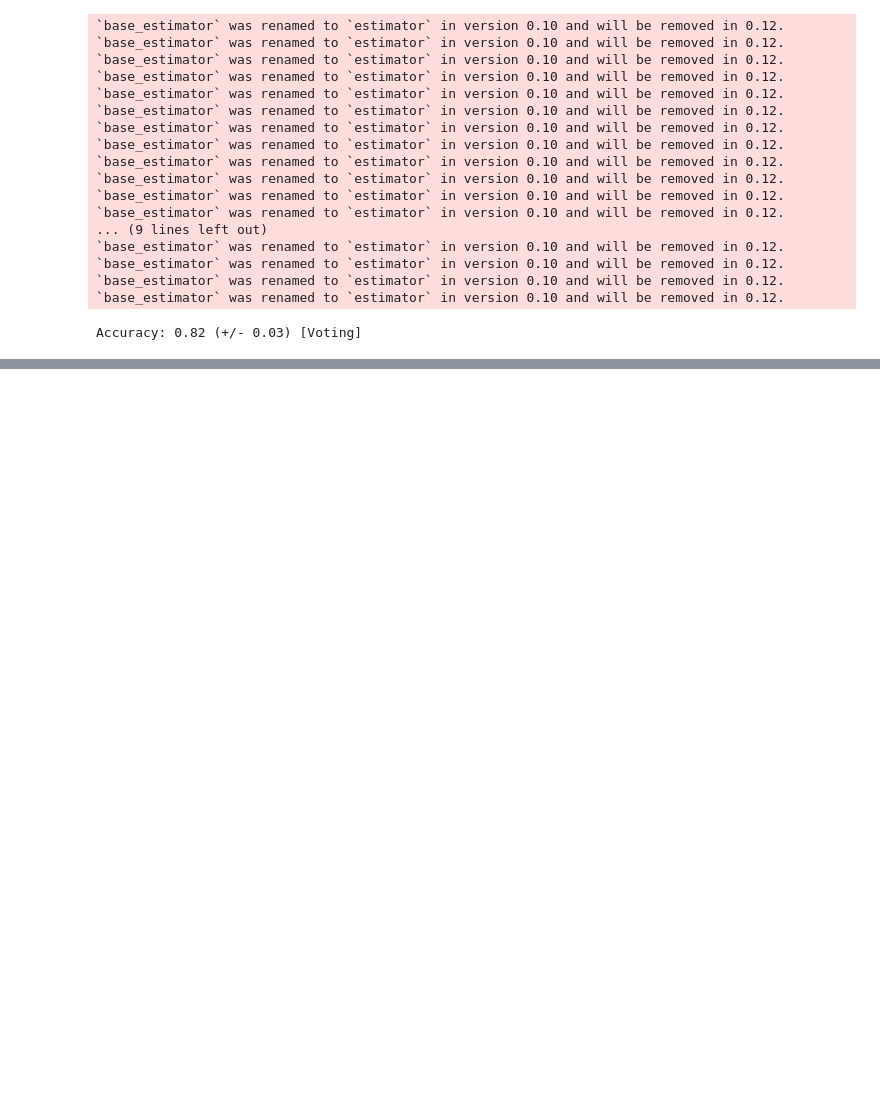
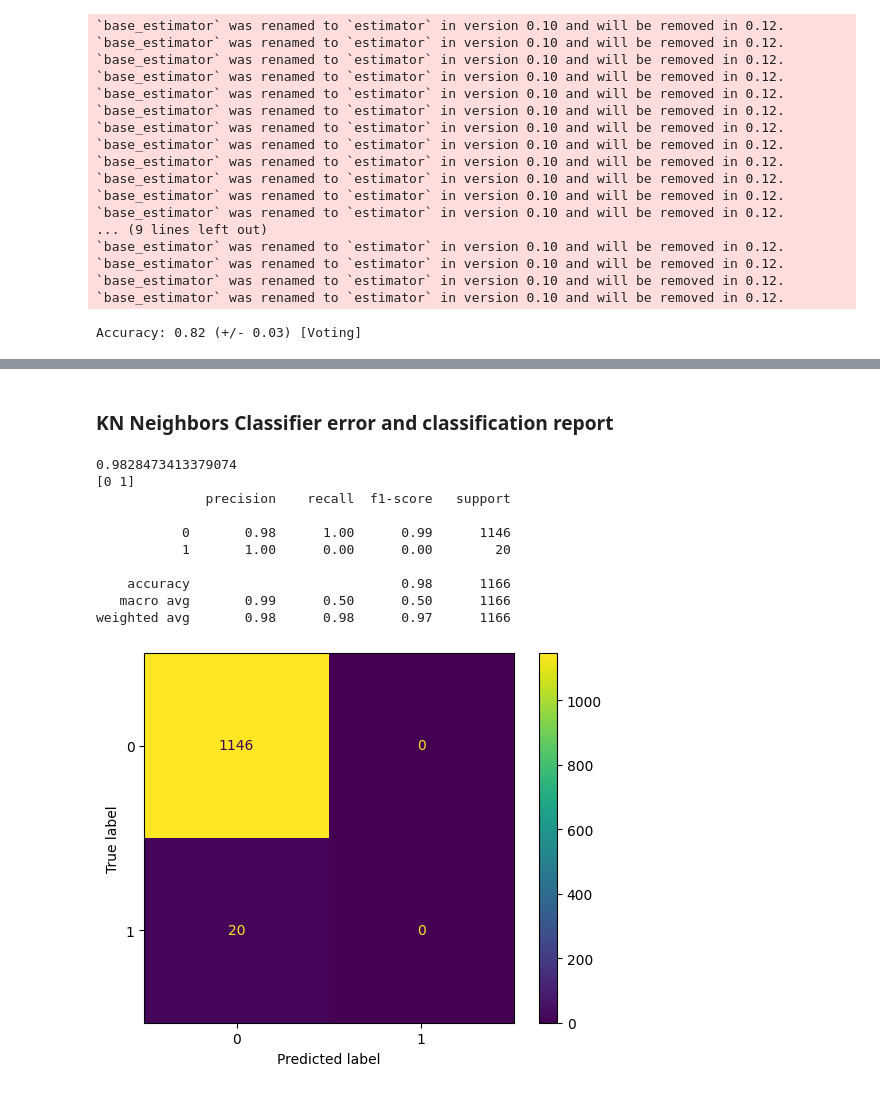
Before and after one commit to stefanbund/grus-code, a Jupyter notebook: ver5-ordinal-binning-grid-searches/4 -- SMOTE data, binary bins no cluster/build_SMOTE.ipynb, the cells around one changed output, grey strips where cells are left out. Drawn from its saved outputs; the diff is of its cells as text; code cells hidden in the pictures; blank space fills up the shorter version.

```diff
--- a/ver5-ordinal-binning-grid-searches/4 -- SMOTE data, binary bins no cluster/build_SMOTE.ipynb
+++ b/ver5-ordinal-binning-grid-searches/4 -- SMOTE data, binary bins no cluster/build_SMOTE.ipynb
@@ -332,0 +437,28 @@ Accuracy: 0.82 (+/- 0.03) [Voting]
+# %% [markdown]
+### KN Neighbors Classifier error and classification report
+# %%
+knn = KNeighborsClassifier(algorithm='auto', n_jobs=1, n_neighbors=6)
+knn.fit(X_train_scaled, y_train)
+
+y_pred_knn = knn.predict(X_test)
+
+accuracy_knn = accuracy_score(y_test, y_pred_knn)
+print(accuracy_knn)
+
+labels_ = m2_pipeline['label'].unique()
+print(labels_)
+ConfusionMatrixDisplay.from_predictions(y_test, y_pred_knn, labels=labels_)
+
+print(classification_report(y_test, y_pred_knn ,zero_division=1))
+# %% [output]
+0.9828473413379074
+[0 1]
+              precision    recall  f1-score   support
+
+           0       0.98      1.00      0.99      1146
+           1       1.00      0.00      0.00        20
+
+    accuracy                           0.98      1166
+   macro avg       0.99      0.50      0.50      1166
+weighted avg       0.98      0.98      0.97      1166
+[figure, added]
```
Also changed, not shown: parts of 15 cells of this notebook.
